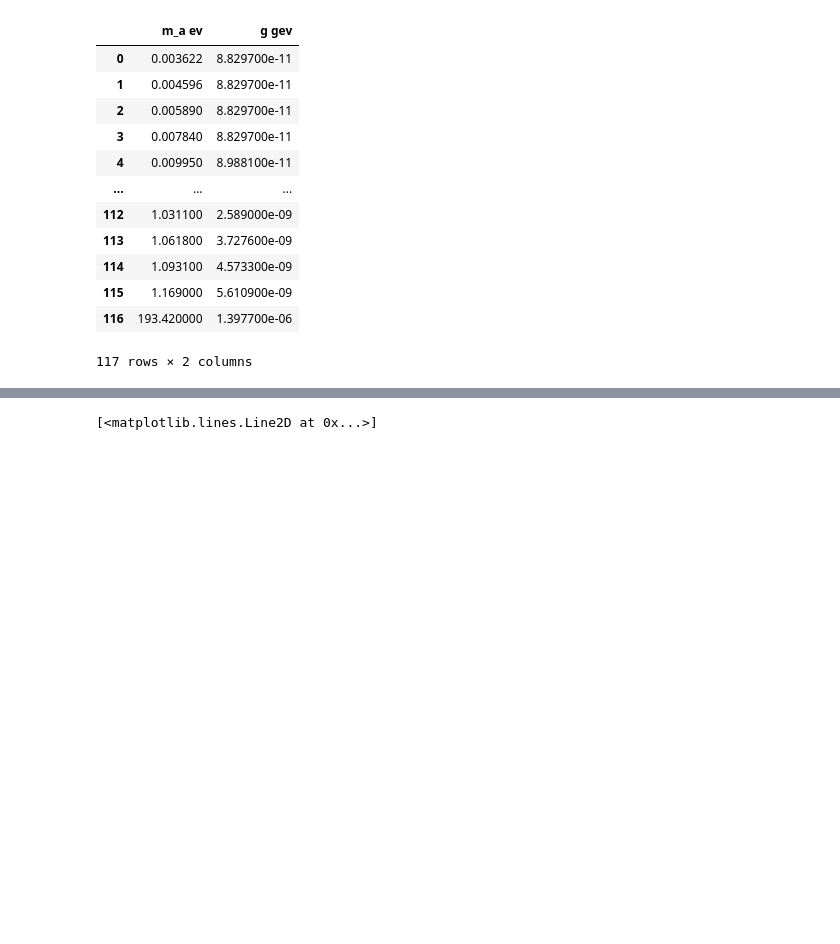
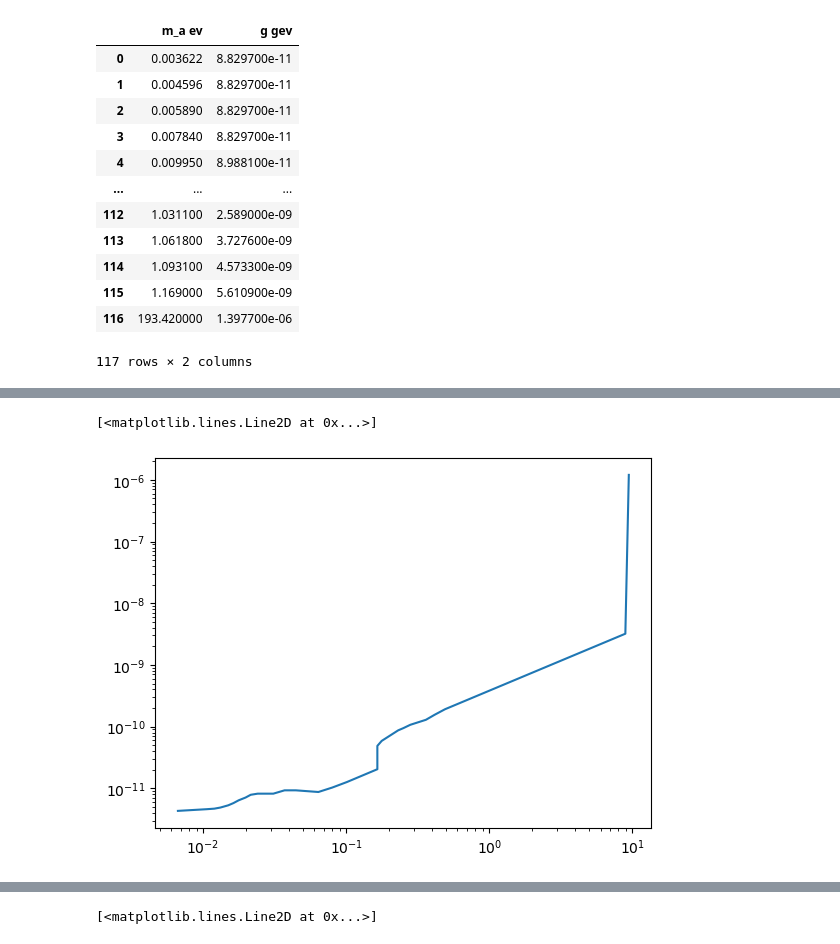
Before and after one commit to Taaseen-Islam-u7121940/Axion-Flux, a Jupyter notebook: Code/testing.ipynb, the cells around one changed output, grey strips where cells are left out. Saved outputs shown, nothing was run; the diff lists cells and outputs as text; code cells hidden in the pictures; blank space fills up the shorter version.

Commit message:
Added IAXO data

```diff
--- a/Code/testing.ipynb
+++ b/Code/testing.ipynb
@@ -43,3 +44,7 @@ cast_M_df
 | 115 | 1.169000 | 5.610900e-09 |
 | 116 | 193.420000 | 1.397700e-06 |
 117 rows × 2 columns
+# %%
+iaxo_df = pd.read_table("..\\iaxo_plot.txt")
+iaxo_df.columns = ["m_a ev", "g gev"]
+iaxo_df
@@ -45,0 +69,5 @@ cast_M_df
+# %%
+plt.loglog(iaxo_df["m_a ev"], iaxo_df["g gev"])
+# %% [output]
+[<matplotlib.lines.Line2D at 0x...>]
+[figure, added]
```
Also changed, not shown: parts of 12 cells of this notebook, 4 other files.
